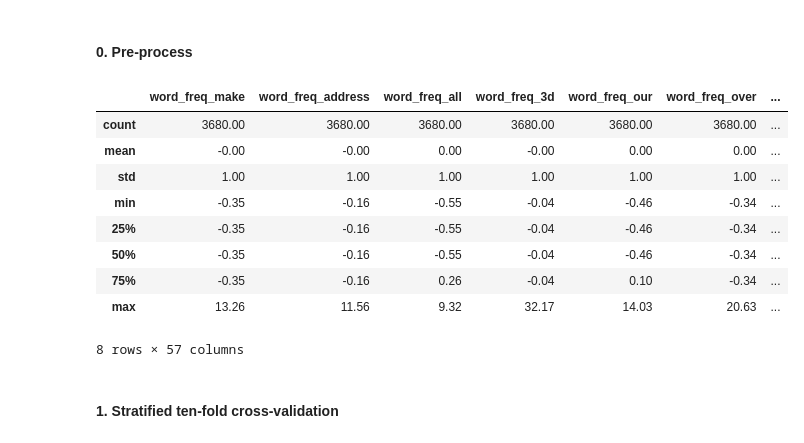
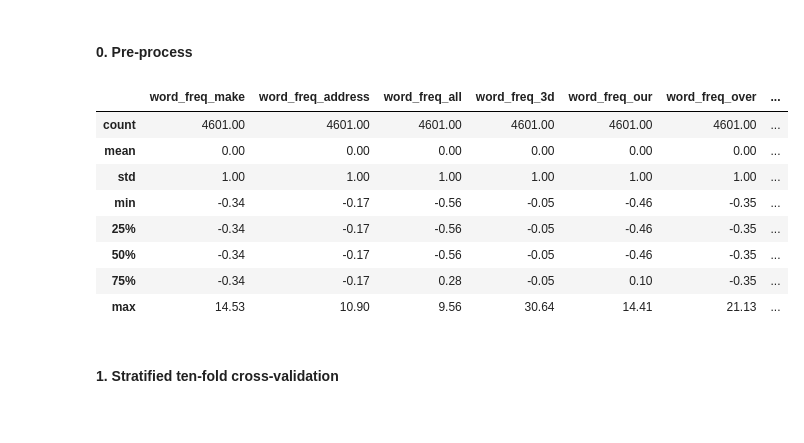
Before and after one commit to Caoze1/dv2599_a2, a Jupyter notebook: book.ipynb, the cells around one changed output. Drawn from its saved outputs; the diff is of its cells as text; code cells hidden in the pictures.

```diff
--- a/book.ipynb
+++ b/book.ipynb
@@ -62,34 +64,26 @@ display(df)
 # %% [markdown]
 #### 0. Pre-process
 # %%
-# Split data
-x_train, x_test, y_train, y_test = train_test_split(x, y, test_size=0.2)
-
 # Initialize standard scaler
 scaler = StandardScaler()
 
 # Fit and transform train set
-x_train_scaled = scaler.fit_transform(x_train)
+x_scaler = scaler.fit_transform(x)
 
-# Transform test set
-x_test_scaled = scaler.transform(x_test)
-
-# Turn back into pandas dataframes
-x_train_scaled = pd.DataFrame(x_train_scaled, columns=x_train.columns, index=x_train.index)
-x_test_scaled = pd.DataFrame(x_test_scaled, columns=x_test.columns, index=x_test.index)
+# Turn back into pandas dataframe
+x_scaled = pd.DataFrame(x_scaler, columns=x.columns, index=x.index)
 
 # Describe
-x_train_scaled.describe().round(2)
+x_scaled.describe().round(2)
 # %% [output]
 |  | word_freq_make | word_freq_address | word_freq_all | word_freq_3d | word_freq_our | word_freq_over | ... |
-| count | 3680.00 | 3680.00 | 3680.00 | 3680.00 | 3680.00 | 3680.00 | ... |
-| mean | -0.00 | -0.00 | 0.00 | -0.00 | 0.00 | 0.00 | ... |
+| count | 4601.00 | 4601.00 | 4601.00 | 4601.00 | 4601.00 | 4601.00 | ... |
+| mean | 0.00 | 0.00 | 0.00 | 0.00 | 0.00 | 0.00 | ... |
 | std | 1.00 | 1.00 | 1.00 | 1.00 | 1.00 | 1.00 | ... |
-| min | -0.35 | -0.16 | -0.55 | -0.04 | -0.46 | -0.34 | ... |
-| 25% | -0.35 | -0.16 | -0.55 | -0.04 | -0.46 | -0.34 | ... |
-| 50% | -0.35 | -0.16 | -0.55 | -0.04 | -0.46 | -0.34 | ... |
-| 75% | -0.35 | -0.16 | 0.26 | -0.04 | 0.10 | -0.34 | ... |
-| max | 13.26 | 11.56 | 9.32 | 32.17 | 14.03 | 20.63 | ... |
+| min | -0.34 | -0.17 | -0.56 | -0.05 | -0.46 | -0.35 | ... |
+| 25% | -0.34 | -0.17 | -0.56 | -0.05 | -0.46 | -0.35 | ... |
+| 50% | -0.34 | -0.17 | -0.56 | -0.05 | -0.46 | -0.35 | ... |
+| 75% | -0.34 | -0.17 | 0.28 | -0.05 | 0.10 | -0.35 | ... |
+| max | 14.53 | 10.90 | 9.56 | 30.64 | 14.41 | 21.13 | ... |
-8 rows × 57 columns
 # %% [markdown]
 #### 1. Stratified ten-fold cross-validation
```
Also changed, not shown: parts of 7 cells of this notebook, 8 other files.
